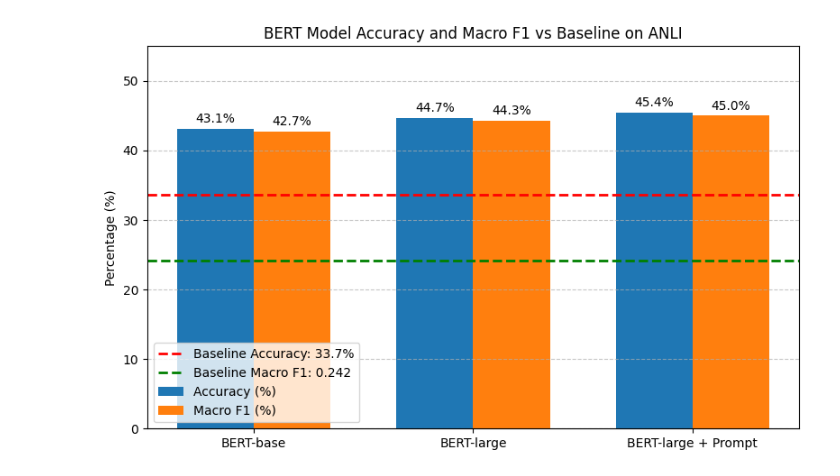
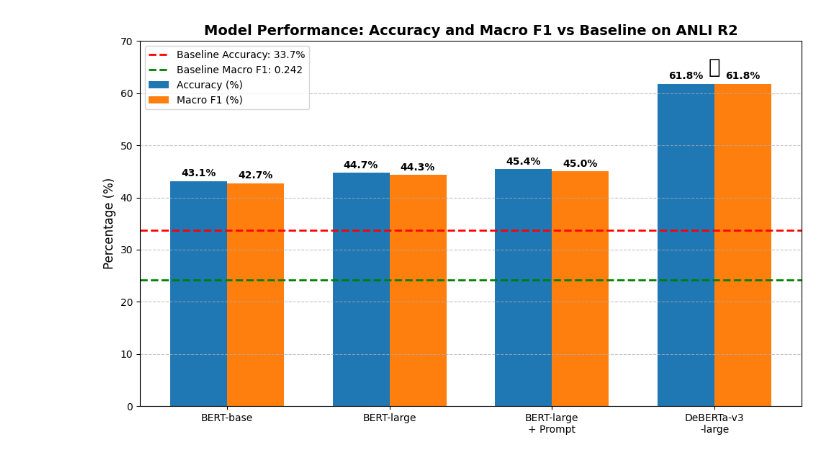
Before and after one commit to JayJajoo/EAI_ANLI, a Jupyter notebook: Experiments/Finetuning/comparison.ipynb, the cells around one changed output. Saved outputs shown, nothing was run; the diff lists cells and outputs as text; code cells hidden in the pictures.

Commit message:
added deberta - v3 - large

```diff
--- a/Experiments/Finetuning/comparison.ipynb
+++ b/Experiments/Finetuning/comparison.ipynb
@@ -3,45 +3,48 @@ import matplotlib.pyplot as plt
 import numpy as np
 
 # Models and metrics
-models = ["BERT-base", "BERT-large", "BERT-large + Prompt"]
-accuracy = [43.1, 44.7, 45.4]        # Accuracy in %
-macro_f1 = [0.427, 0.443, 0.450]    # Macro F1
+models = ["BERT-base", "BERT-large", "BERT-large\n+ Prompt", "DeBERTa-v3\n-large"]
+accuracy = [43.1, 44.7, 45.4, 61.8]        # Accuracy in %
+macro_f1 = [0.427, 0.443, 0.450, 0.6177]  # Macro F1
 
 # Baseline metrics
 baseline_acc = 33.7
 baseline_f1 = 0.242
 
 # Bar width and positions
 x = np.arange(len(models))
 width = 0.35
 
-plt.figure(figsize=(8,5))
+plt.figure(figsize=(10, 6))
 
 # Bars for Accuracy and F1
 bars_acc = plt.bar(x - width/2, accuracy, width, label='Accuracy (%)', color='#1f77b4')
 bars_f1 = plt.bar(x + width/2, [f*100 for f in macro_f1], width, label='Macro F1 (%)', color='#ff7f0e')  # scaled to % for display
 
 # Baseline horizontal lines
 plt.axhline(y=baseline_acc, color='red', linestyle='--', linewidth=2, label=f'Baseline Accuracy: {baseline_acc}%')
 plt.axhline(y=baseline_f1*100, color='green', linestyle='--', linewidth=2, label=f'Baseline Macro F1: {baseline_f1:.3f}')
 
 # Add data labels on top of bars
 for bar in bars_acc:
     yval = bar.get_height()
-    plt.text(bar.get_x() + bar.get_width()/2, yval + 0.5, f'{yval:.1f}%', ha='center', va='bottom', fontsize=10)
+    plt.text(bar.get_x() + bar.get_width()/2, yval + 0.5, f'{yval:.1f}%', ha='center', va='bottom', fontsize=10, fontweight='bold')
 for bar in bars_f1:
     yval = bar.get_height()
-    plt.text(bar.get_x() + bar.get_width()/2, yval + 0.5, f'{yval:.1f}%', ha='center', va='bottom', fontsize=10)
+    plt.text(bar.get_x() + bar.get_width()/2, yval + 0.5, f'{yval:.1f}%', ha='center', va='bottom', fontsize=10, fontweight='bold')
+
+# Highlight DeBERTa bar with a star
+plt.text(x[-1], max(accuracy[-1], macro_f1[-1]*100) + 2, '⭐', ha='center', fontsize=20)
 
 # Labels, title, legend
-plt.ylabel("Percentage (%)")
-plt.title("BERT Model Accuracy and Macro F1 vs Baseline on ANLI")
-plt.xticks(x, models)
-plt.ylim(0, 55)
+plt.ylabel("Percentage (%)", fontsize=12)
+plt.title("Model Performance: Accuracy and Macro F1 vs Baseline on ANLI R2", fontsize=14, fontweight='bold')
+plt.xticks(x, models, fontsize=10)
+plt.ylim(0, 70)
 plt.grid(axis='y', linestyle='--', alpha=0.7)
-plt.legend()
+plt.legend(fontsize=10)
 
 plt.tight_layout()
 plt.show()
 # %% [output]
-[figure, old version]
+[figure, new version]
```
Also changed, not shown: 4 other files.
